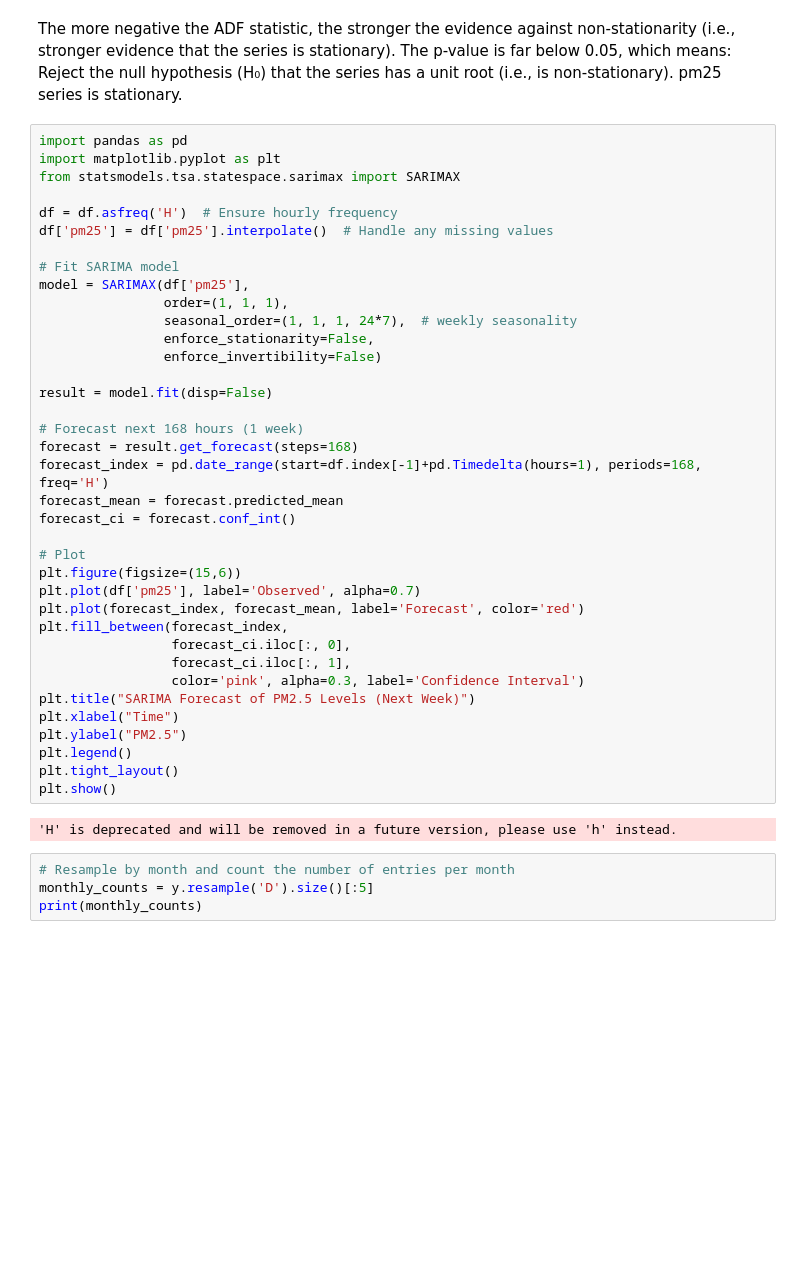
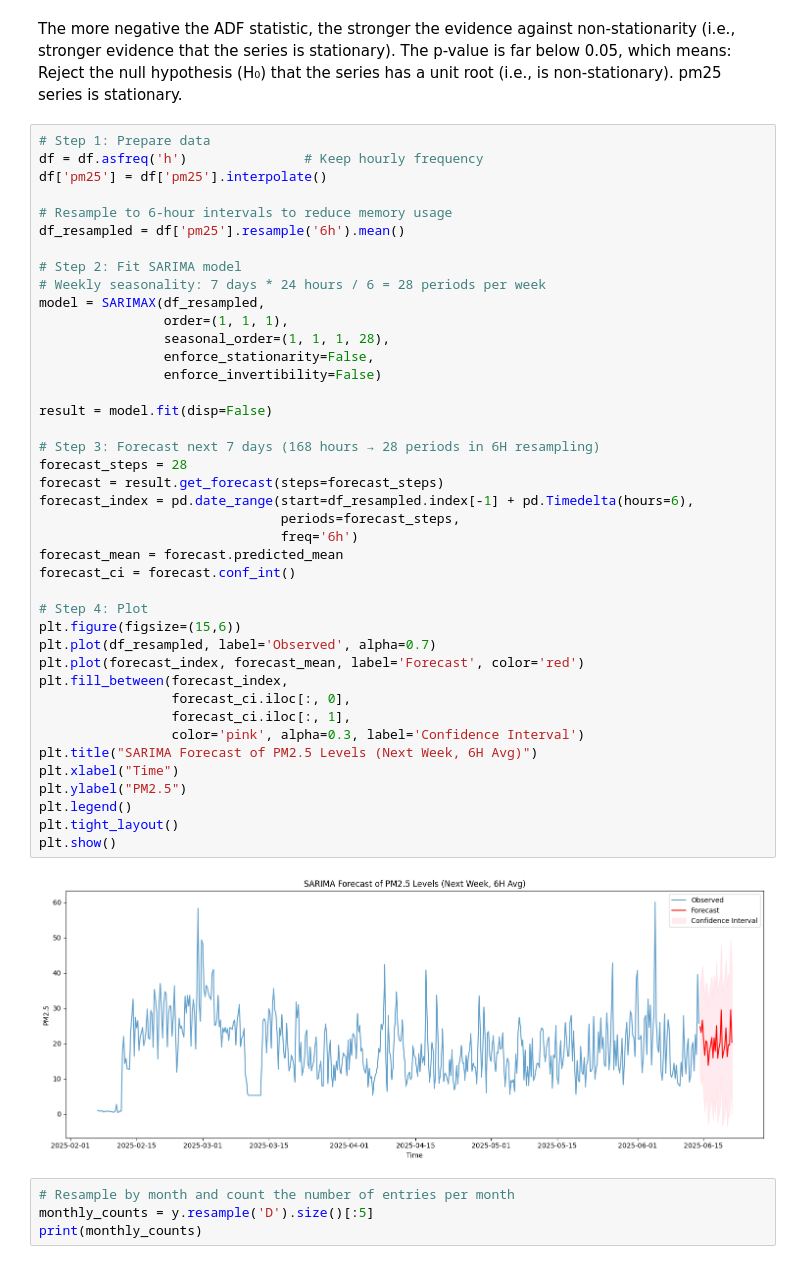
Before and after one commit to aykahsay/Air-Quality-Time-Series-Forecasting, a Jupyter notebook: AQI.ipynb, the cells around one changed output. Saved outputs shown, nothing was run; the diff lists cells and outputs as text; blank space fills up the shorter version.

```diff
--- a/AQI.ipynb
+++ b/AQI.ipynb
@@ -466,44 +459,48 @@ The more negative the ADF statistic, the stronger the evidence against non-stati
 The p-value is far below 0.05, which means: Reject the null hypothesis (H₀) that the series has a unit root (i.e., is non-stationary).
 pm25 series is stationary.
 # %%
-import pandas as pd
-import matplotlib.pyplot as plt
-from statsmodels.tsa.statespace.sarimax import SARIMAX
+# Step 1: Prepare data
+df = df.asfreq('h')               # Keep hourly frequency
+df['pm25'] = df['pm25'].interpolate()
 
-df = df.asfreq('H')  # Ensure hourly frequency
-df['pm25'] = df['pm25'].interpolate()  # Handle any missing values
+# Resample to 6-hour intervals to reduce memory usage
+df_resampled = df['pm25'].resample('6h').mean()
 
-# Fit SARIMA model
-model = SARIMAX(df['pm25'],
+# Step 2: Fit SARIMA model
+# Weekly seasonality: 7 days * 24 hours / 6 = 28 periods per week
+model = SARIMAX(df_resampled,
                 order=(1, 1, 1),
-                seasonal_order=(1, 1, 1, 24*7),  # weekly seasonality
+                seasonal_order=(1, 1, 1, 28),
                 enforce_stationarity=False,
                 enforce_invertibility=False)
 
 result = model.fit(disp=False)
 
-# Forecast next 168 hours (1 week)
-forecast = result.get_forecast(steps=168)
-forecast_index = pd.date_range(start=df.index[-1]+pd.Timedelta(hours=1), periods=168, freq='H')
+# Step 3: Forecast next 7 days (168 hours → 28 periods in 6H resampling)
+forecast_steps = 28
+forecast = result.get_forecast(steps=forecast_steps)
+forecast_index = pd.date_range(start=df_resampled.index[-1] + pd.Timedelta(hours=6),
+                               periods=forecast_steps,
+                               freq='6h')
 forecast_mean = forecast.predicted_mean
 forecast_ci = forecast.conf_int()
 
-# Plot
+# Step 4: Plot
 plt.figure(figsize=(15,6))
-plt.plot(df['pm25'], label='Observed', alpha=0.7)
+plt.plot(df_resampled, label='Observed', alpha=0.7)
 plt.plot(forecast_index, forecast_mean, label='Forecast', color='red')
 plt.fill_between(forecast_index,
                  forecast_ci.iloc[:, 0],
                  forecast_ci.iloc[:, 1],
                  color='pink', alpha=0.3, label='Confidence Interval')
-plt.title("SARIMA Forecast of PM2.5 Levels (Next Week)")
+plt.title("SARIMA Forecast of PM2.5 Levels (Next Week, 6H Avg)")
 plt.xlabel("Time")
 plt.ylabel("PM2.5")
 plt.legend()
 plt.tight_layout()
 plt.show()
 # %% [output]
-'H' is deprecated and will be removed in a future version, please use 'h' instead.
+[figure, added]
 # %%
 # Resample by month and count the number of entries per month
 monthly_counts = y.resample('D').size()[:5]
```
Also changed, not shown: parts of 12 cells of this notebook.
